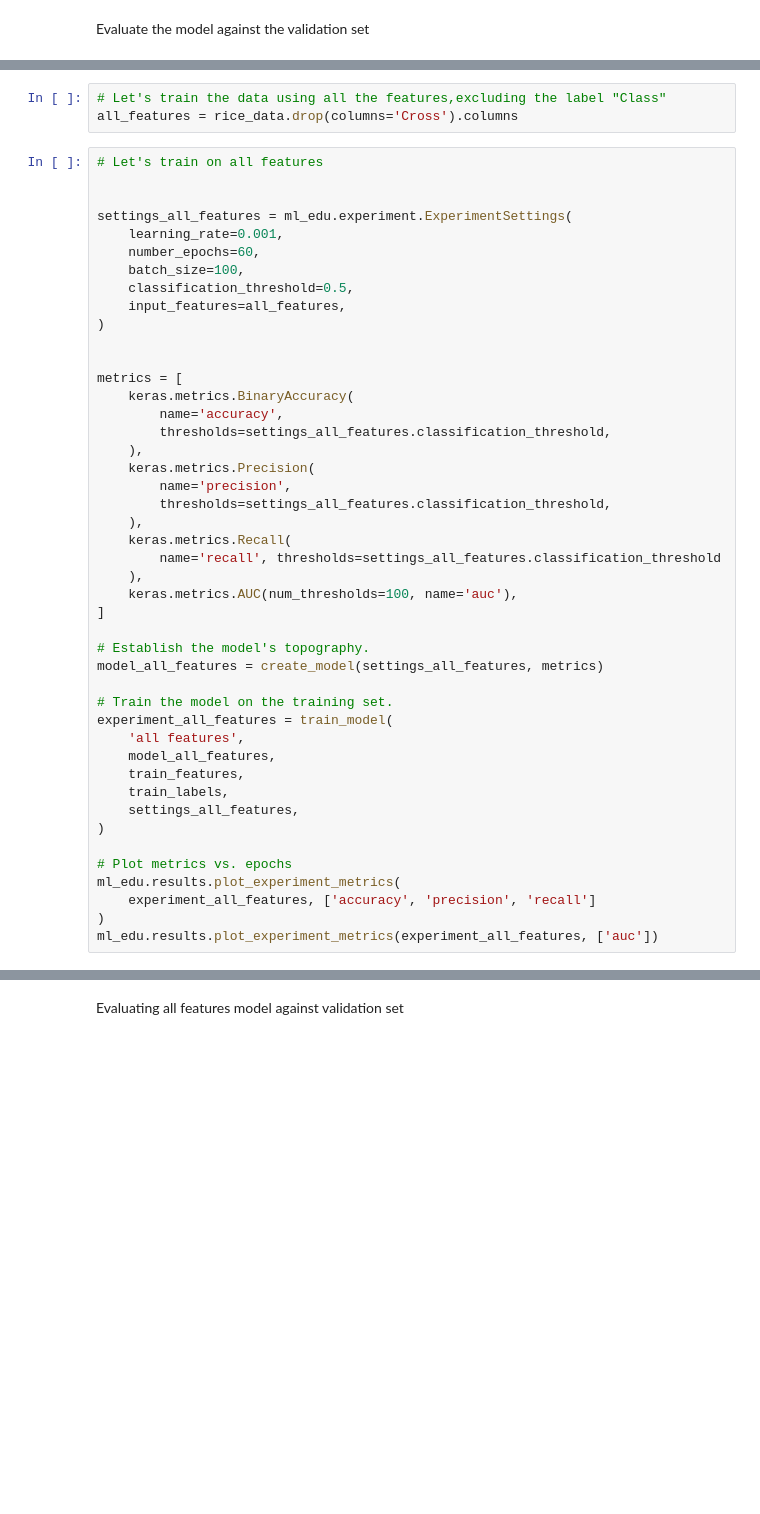
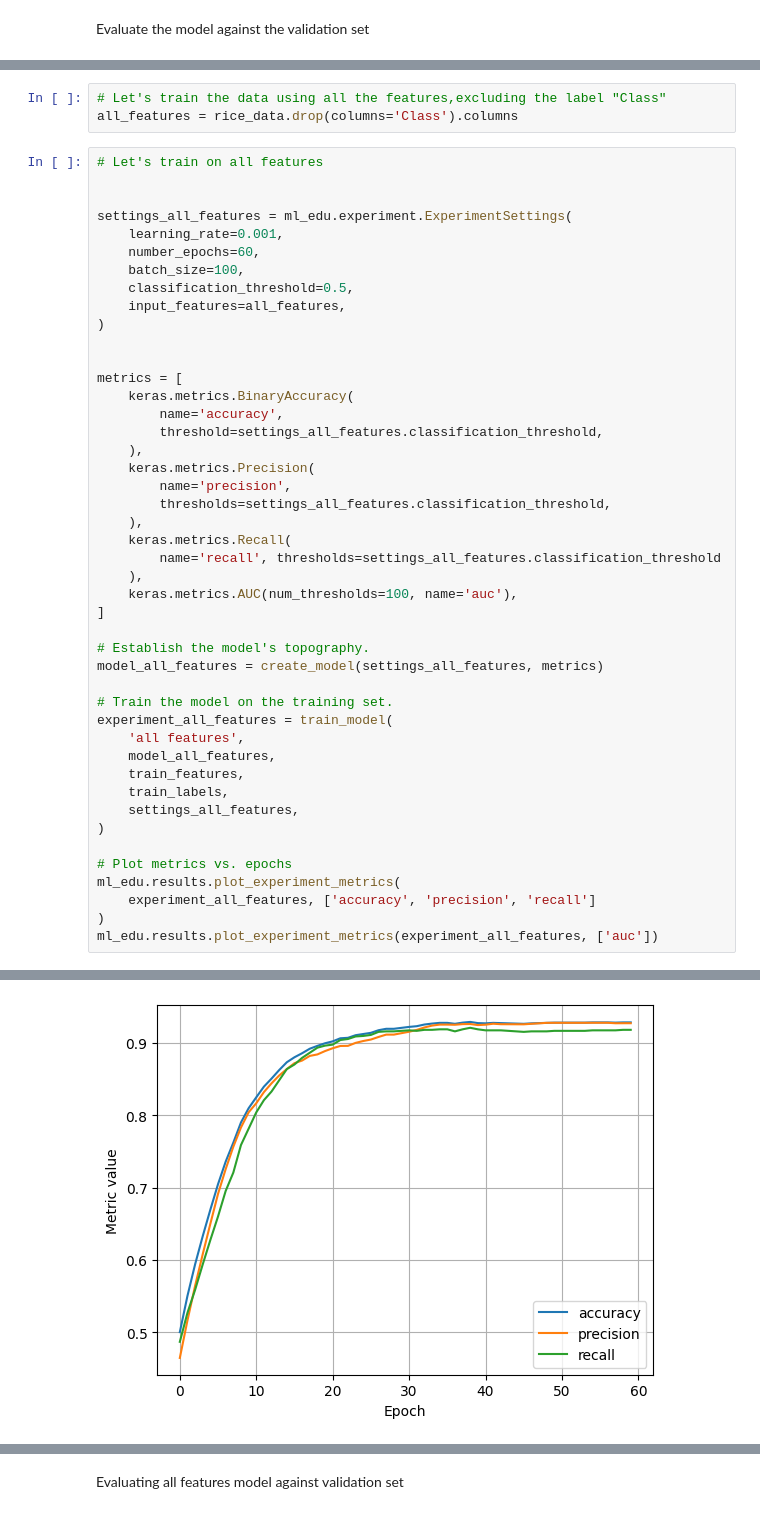
Before and after one commit to hod-maxx22/GoogleD_Project, a Jupyter notebook: BinaryClassifier/BinaryClassifier.ipynb, the cells around one changed output, grey strips where cells are left out. Cells and saved outputs as stored; diff of their text form; blank space fills up the shorter version.

```diff
--- a/BinaryClassifier/BinaryClassifier.ipynb
+++ b/BinaryClassifier/BinaryClassifier.ipynb
@@ -335,6 +358,6 @@ compare_train_validation(experiment,validation_metrics)
 # %%
 # Let's train the data using all the features,excluding the label "Class"
-all_features = rice_data.drop(columns='Cross').columns
+all_features = rice_data.drop(columns='Class').columns
 # %%
 # Let's train on all features
 
@@ -351,7 +374,7 @@ settings_all_features = ml_edu.experiment.ExperimentSettings(
 metrics = [
     keras.metrics.BinaryAccuracy(
         name='accuracy',
-        thresholds=settings_all_features.classification_threshold,
+        threshold=settings_all_features.classification_threshold,
     ),
     keras.metrics.Precision(
         name='precision',
@@ -380,3 +403,4 @@ ml_edu.results.plot_experiment_metrics(
     experiment_all_features, ['accuracy', 'precision', 'recall']
 )
 ml_edu.results.plot_experiment_metrics(experiment_all_features, ['auc'])
+# %% [output]
@@ -382,0 +424 @@ ml_edu.results.plot_experiment_metrics(experiment_all_features, ['auc'])
+[figure, added]
```
Also changed, not shown: parts of 8 cells of this notebook, 1 other file.
